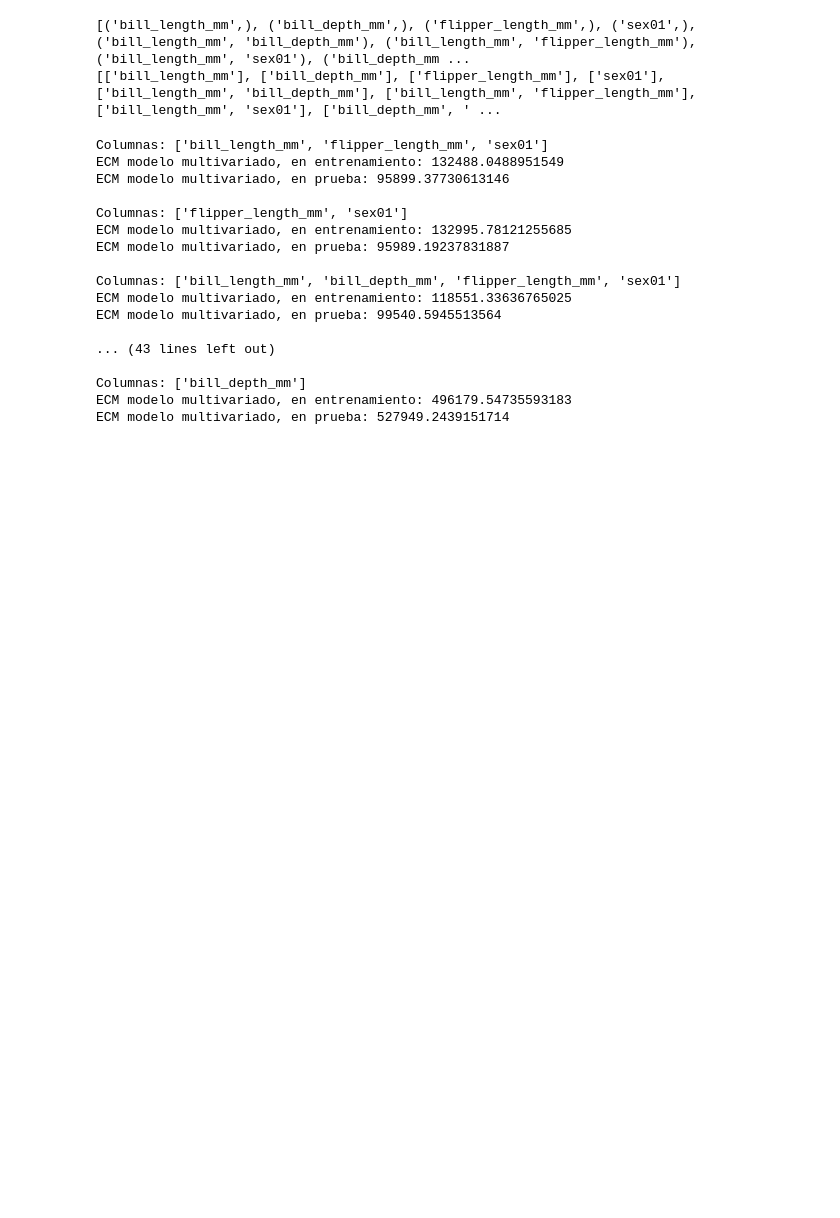
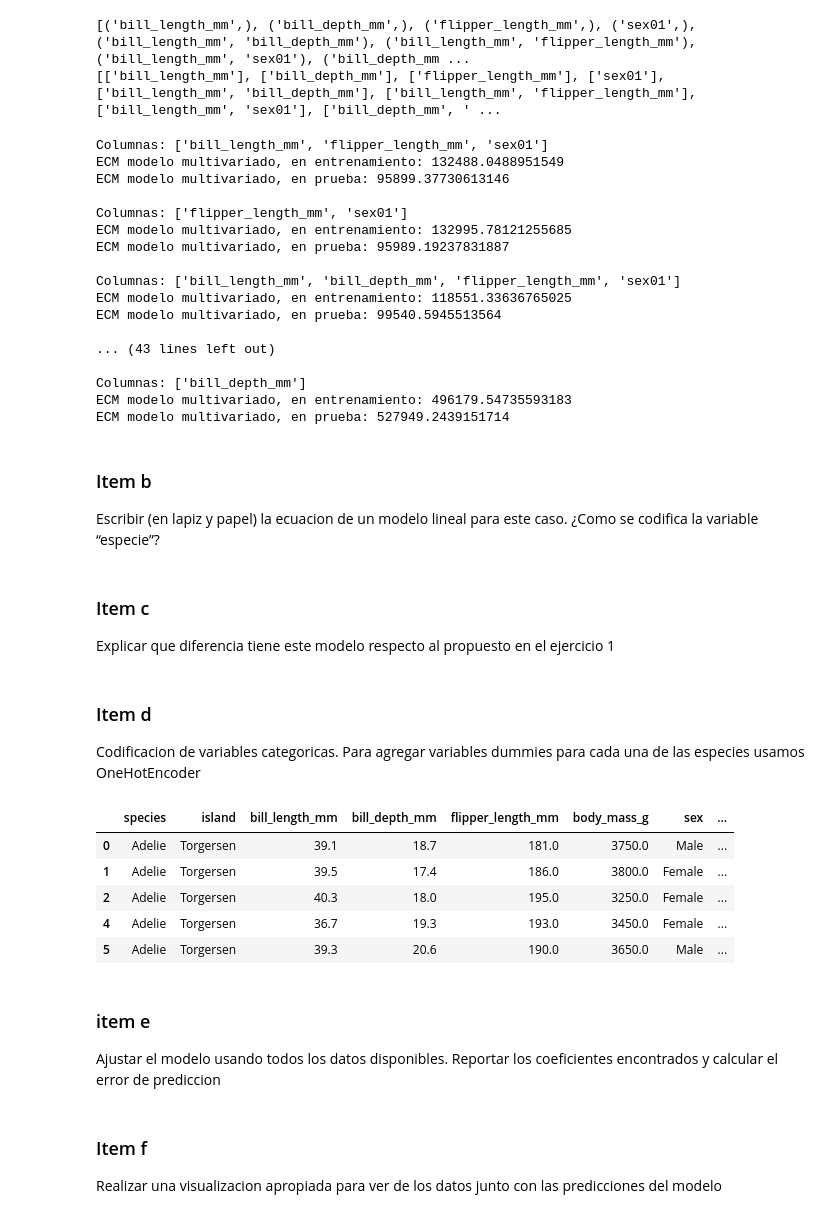
Before and after one commit to Gabrielnm7/Laboratorio-de-Datos1C24, a Jupyter notebook: Practicas/practica5.ipynb, the cells around one changed output. Drawn from its saved outputs; the diff is of its cells as text; code cells hidden in the pictures; blank space fills up the shorter version.

```diff
--- a/Practicas/practica5.ipynb
+++ b/Practicas/practica5.ipynb
@@ -374,3 +378,35 @@ ECM modelo multivariado, en prueba: 99540.5945513564
 Columnas: ['bill_depth_mm']
 ECM modelo multivariado, en entrenamiento: 496179.54735593183
 ECM modelo multivariado, en prueba: 527949.2439151714
+# %% [markdown]
+### Item b
+
+Escribir (en lapiz y papel) la ecuacion de un modelo lineal para este caso. ¿Como se codifica la variable “especie”?
+# %% [markdown]
+### Item c
+
+Explicar que diferencia tiene este modelo respecto al propuesto en el ejercicio 1
+# %% [markdown]
+### Item d
+Codificacion de variables categoricas. Para agregar variables dummies para cada una de las especies usamos OneHotEncoder
+# %%
+from sklearn . preprocessing import OneHotEncoder
+penguins = sns.load_dataset("penguins").dropna()
+encoderOHE = OneHotEncoder( sparse_output = False )
+species3 = encoderOHE.fit_transform( penguins [["species"]])
+species3_df = pd.DataFrame( species3 , columns = encoderOHE.get_feature_names_out() , index = penguins . index)
+penguins3 = pd.concat([ penguins , species3_df ] , axis = 1)
+penguins3.head()
+# %% [output]
+|  | species | island | bill_length_mm | bill_depth_mm | flipper_length_mm | body_mass_g | sex | ... |
+| 0 | Adelie | Torgersen | 39.1 | 18.7 | 181.0 | 3750.0 | Male | ... |
+| 1 | Adelie | Torgersen | 39.5 | 17.4 | 186.0 | 3800.0 | Female | ... |
+| 2 | Adelie | Torgersen | 40.3 | 18.0 | 195.0 | 3250.0 | Female | ... |
+| 4 | Adelie | Torgersen | 36.7 | 19.3 | 193.0 | 3450.0 | Female | ... |
+| 5 | Adelie | Torgersen | 39.3 | 20.6 | 190.0 | 3650.0 | Male | ... |
+# %% [markdown]
+### item e
+Ajustar el modelo usando todos los datos disponibles. Reportar los coeficientes encontrados y calcular el error de prediccion
+# %% [markdown]
+### Item f
+Realizar una visualizacion apropiada para ver de los datos junto con las predicciones del modelo
```
Also changed, not shown: parts of 3 cells of this notebook.
